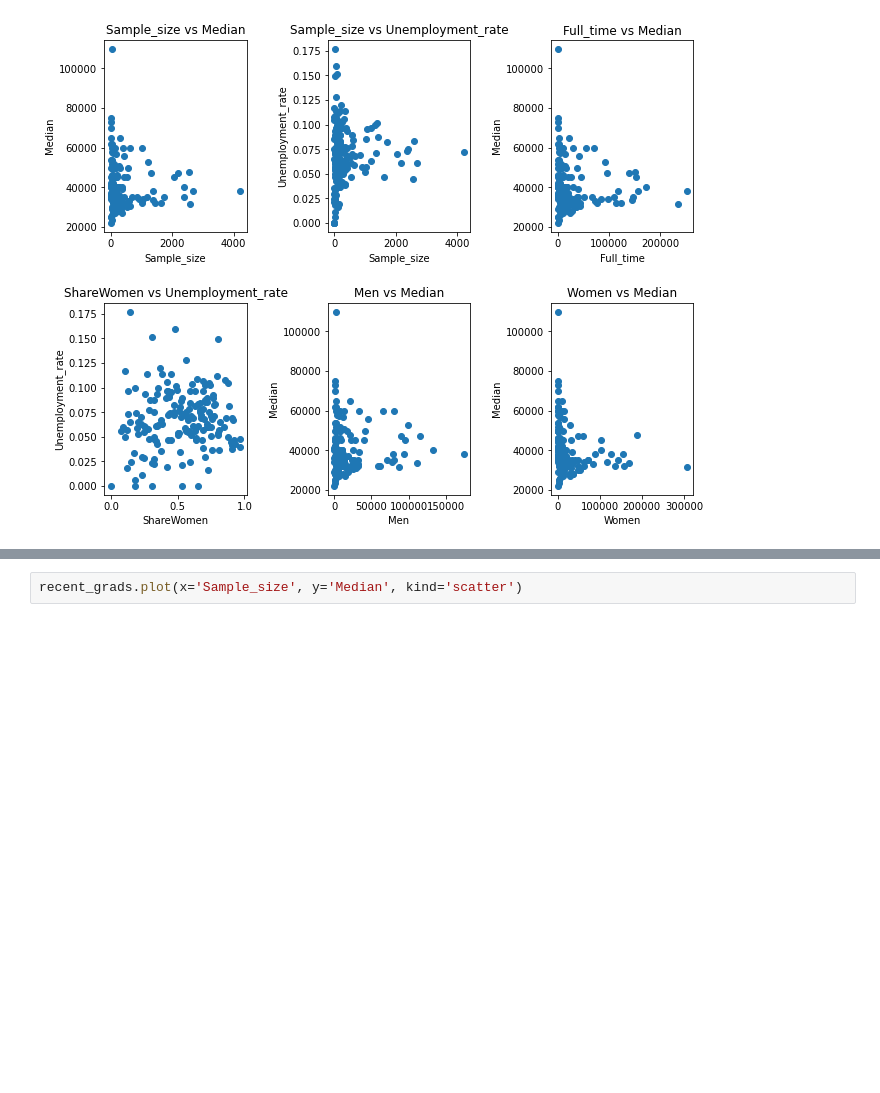
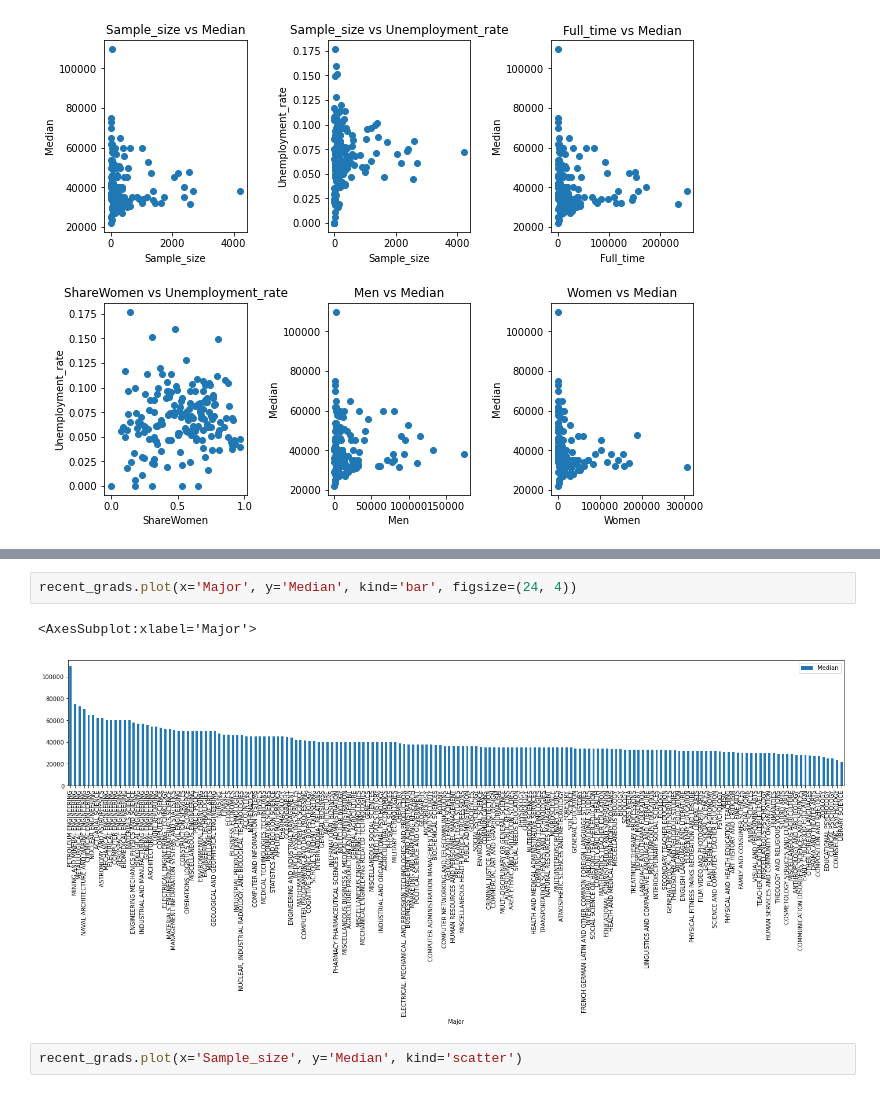
Before and after one commit to khoin-byte/dataquest-guided-projects, a Jupyter notebook: Visualizing_Earnings_Based_On_College_Majors/Basics.ipynb, the cells around one changed output, grey strips where cells are left out. Cells and saved outputs as stored; diff of their text form; blank space fills up the shorter version.

Commit message:
compelted histogram part

```diff
--- a/Visualizing_Earnings_Based_On_College_Majors/Basics.ipynb
+++ b/Visualizing_Earnings_Based_On_College_Majors/Basics.ipynb
@@ -164,3 +167,8 @@ The above is much cleaner but does not use pandas built in wrapper of matplotlib
+# %%
+recent_grads.plot(x='Major', y='Median', kind='bar', figsize=(24, 4))
+# %% [output]
+<AxesSubplot:xlabel='Major'>
+[figure, added]
 # %%
 recent_grads.plot(x='Sample_size', y='Median', kind='scatter')
 # %% [output]
```
Also changed, not shown: parts of 4 cells of this notebook.
